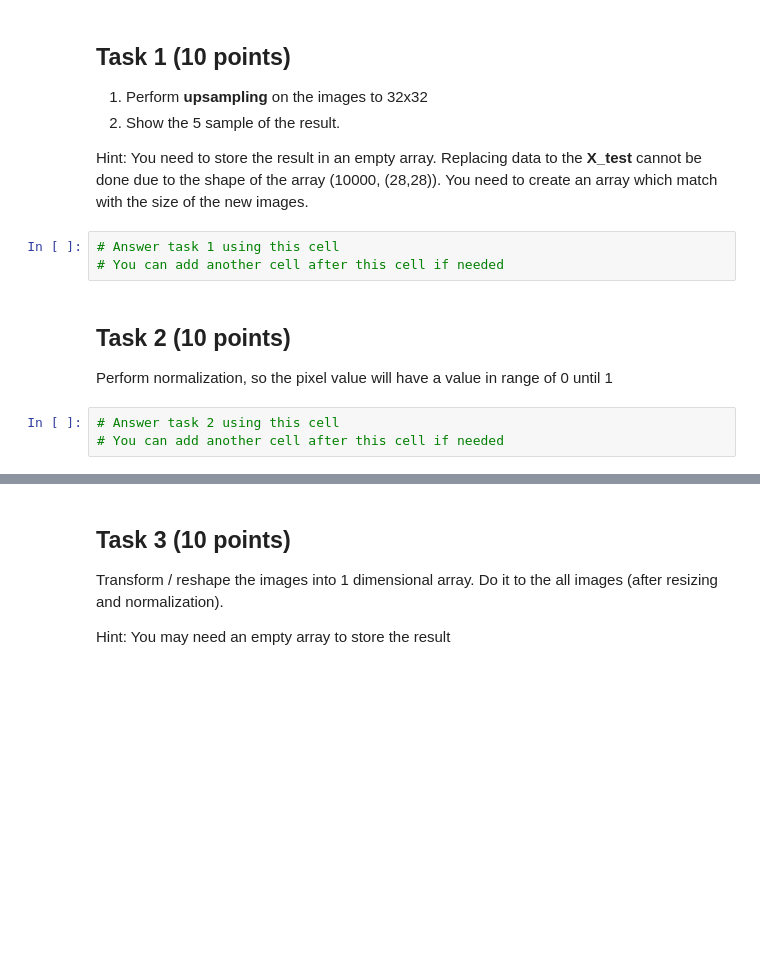
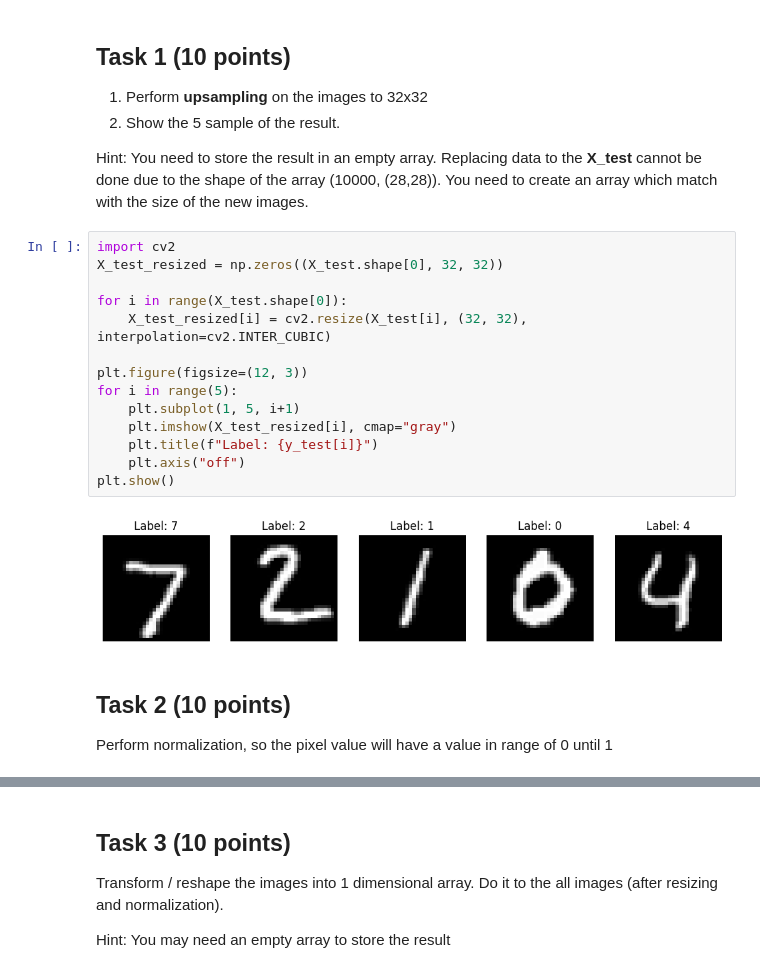
Before and after one commit to eiyu18/MachineLearning, a Jupyter notebook: QUIZ/JS04_CASE_STUDY_QUIZ1_ML.ipynb, the cells around one changed output, grey strips where cells are left out. Saved outputs shown, nothing was run; the diff lists cells and outputs as text; blank space fills up the shorter version.

```diff
--- a/QUIZ/JS04_CASE_STUDY_QUIZ1_ML.ipynb
+++ b/QUIZ/JS04_CASE_STUDY_QUIZ1_ML.ipynb
@@ -347,12 +347,22 @@ plt.show()
 
 
 Hint: You need to store the result in an empty array. Replacing data to the  **X_test** cannot be done due to the shape of the array (10000, (28,28)). You need to create an array which match with the size of the new images.
-# %%
-# Answer task 1 using this cell
-# You can add another cell after this cell if needed
+# %%
+import cv2
+X_test_resized = np.zeros((X_test.shape[0], 32, 32))
+
+for i in range(X_test.shape[0]):
+    X_test_resized[i] = cv2.resize(X_test[i], (32, 32), interpolation=cv2.INTER_CUBIC)
+
+plt.figure(figsize=(12, 3))
+for i in range(5):
+    plt.subplot(1, 5, i+1)
+    plt.imshow(X_test_resized[i], cmap="gray")
+    plt.title(f"Label: {y_test[i]}")
+    plt.axis("off")
+plt.show()
+# %% [output]
+[figure, added]
 # %% [markdown]
 ## Task 2 (10 points)
 Perform normalization, so the pixel value will have a value in range of 0 until 1
-# %%
-# Answer task 2 using this cell
-# You can add another cell after this cell if needed
```
Also changed, not shown: parts of 3 cells of this notebook.
